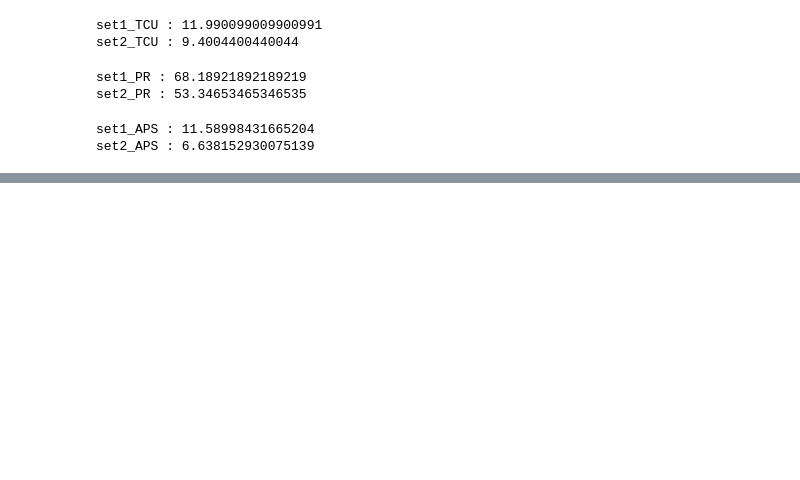
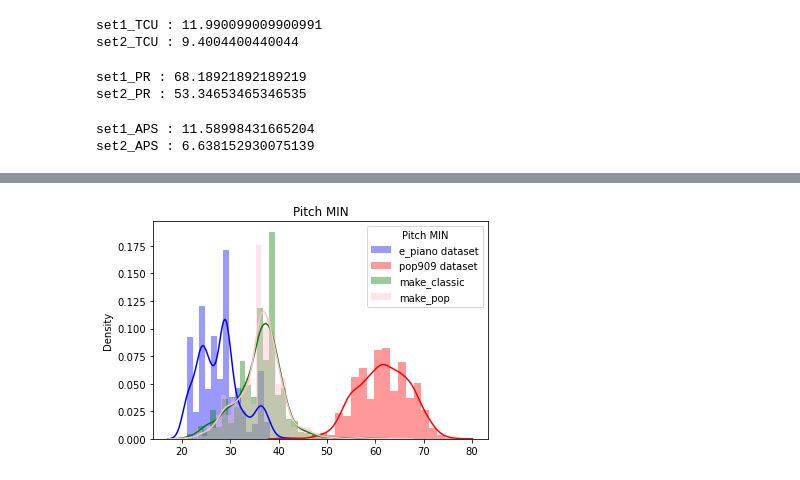
Before and after one commit to yeong35/MusicTransformer-Pytorch, a Jupyter notebook: music_evaluation.ipynb, the cells around one changed output, grey strips where cells are left out. Cells and saved outputs as stored; diff of their text form; code cells hidden in the pictures; blank space fills up the shorter version.

```diff
--- a/music_evaluation.ipynb
+++ b/music_evaluation.ipynb
@@ -270,0 +345,12 @@ set2_IOI : 0.0
+# %%
+sns.distplot(set1_eval['pitch_MIN'], color='blue', label='e_piano dataset')
+sns.distplot(set2_eval['pitch_MIN'], color='red', label='pop909 dataset')
+sns.distplot(set3_eval['pitch_MIN'], color='green', label='make_classic')
+sns.distplot(set4_eval['pitch_MIN'], color='pink', label='make_pop')
+
+plt.title("Pitch MIN")
+plt.legend(title='Pitch MIN');
+plt.savefig('Pitch_MIN.png', dpi=300)
+plt.show();
+# %% [output]
+[figure, added]
```
Also changed, not shown: parts of 23 cells of this notebook.
